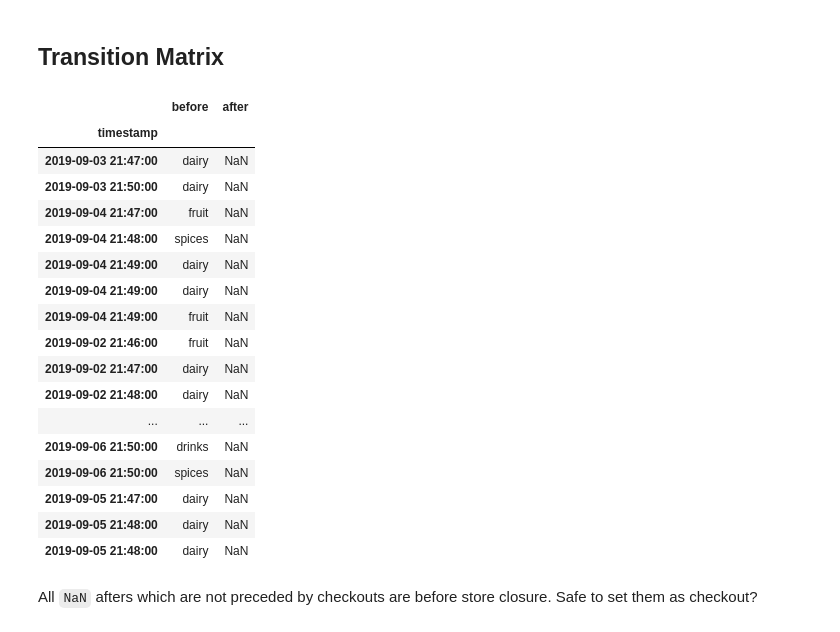
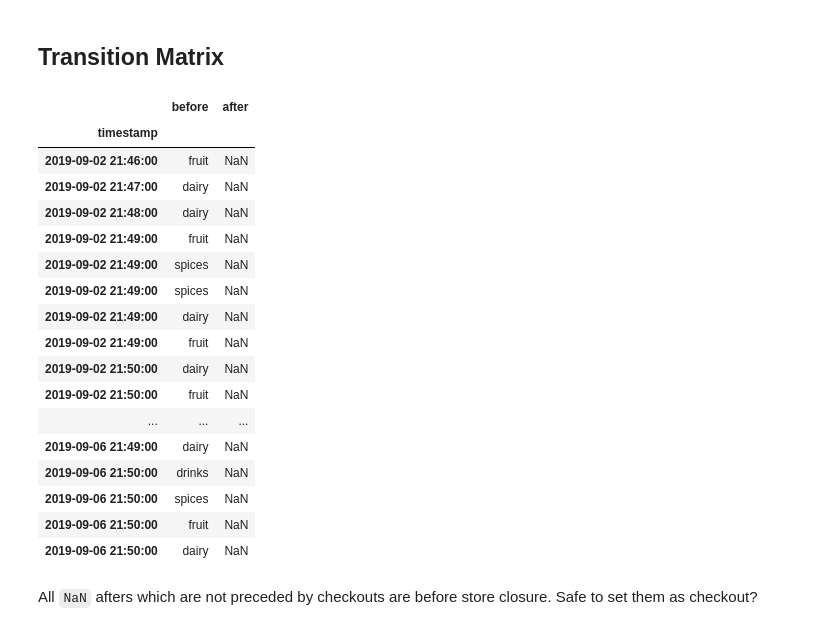
Before and after one commit to the-Hull/p045_spiced_projects, a Jupyter notebook: 08_week/02_project/01_exploration.ipynb, the cells around one changed output. Drawn from its saved outputs; the diff is of its cells as text; code cells hidden in the pictures.

```diff
--- a/08_week/02_project/01_exploration.ipynb
+++ b/08_week/02_project/01_exploration.ipynb
@@ -219,32 +219,32 @@ fig.set_xticklabels(rotation=65, horizontalalignment='right')
 # %% [markdown]
 ## Transition Matrix
 # %%
-state_after = cust.set_index('timestamp').groupby(['day', 'customer_no']).location.transform(lambda x: x.shift(-1))
-state_before = cust.set_index('timestamp').groupby(['day', 'customer_no']).location.transform(lambda x: x)
+state_after = cust.set_index('timestamp').sort_index().groupby(['day', 'customer_no']).location.transform(lambda x: x.shift(-1))
+state_before = cust.set_index('timestamp').sort_index().groupby(['day', 'customer_no']).location.transform(lambda x: x)
 
 transitions = pd.DataFrame({'before' : state_before, 'after' : state_after})
 
 transitions.head(50)
 
 transitions.loc[(transitions.after.isna()) & (transitions.before != 'checkout'), ].head(50)
 # %% [output]
 |  | before | after |
 | timestamp |  |  |
-| 2019-09-03 21:47:00 | dairy | NaN |
-| 2019-09-03 21:50:00 | dairy | NaN |
-| 2019-09-04 21:47:00 | fruit | NaN |
-| 2019-09-04 21:48:00 | spices | NaN |
-| 2019-09-04 21:49:00 | dairy | NaN |
-| 2019-09-04 21:49:00 | dairy | NaN |
-| 2019-09-04 21:49:00 | fruit | NaN |
 | 2019-09-02 21:46:00 | fruit | NaN |
 | 2019-09-02 21:47:00 | dairy | NaN |
 | 2019-09-02 21:48:00 | dairy | NaN |
+| 2019-09-02 21:49:00 | fruit | NaN |
+| 2019-09-02 21:49:00 | spices | NaN |
+| 2019-09-02 21:49:00 | spices | NaN |
+| 2019-09-02 21:49:00 | dairy | NaN |
+| 2019-09-02 21:49:00 | fruit | NaN |
+| 2019-09-02 21:50:00 | dairy | NaN |
+| 2019-09-02 21:50:00 | fruit | NaN |
 | ... | ... | ... |
+| 2019-09-06 21:49:00 | dairy | NaN |
 | 2019-09-06 21:50:00 | drinks | NaN |
 | 2019-09-06 21:50:00 | spices | NaN |
-| 2019-09-05 21:47:00 | dairy | NaN |
-| 2019-09-05 21:48:00 | dairy | NaN |
-| 2019-09-05 21:48:00 | dairy | NaN |
+| 2019-09-06 21:50:00 | fruit | NaN |
+| 2019-09-06 21:50:00 | dairy | NaN |
 # %% [markdown]
 All `NaN` afters which are not preceded by checkouts are before store closure. Safe to set them as checkout?
```
Also changed, not shown: parts of 11 cells of this notebook.
